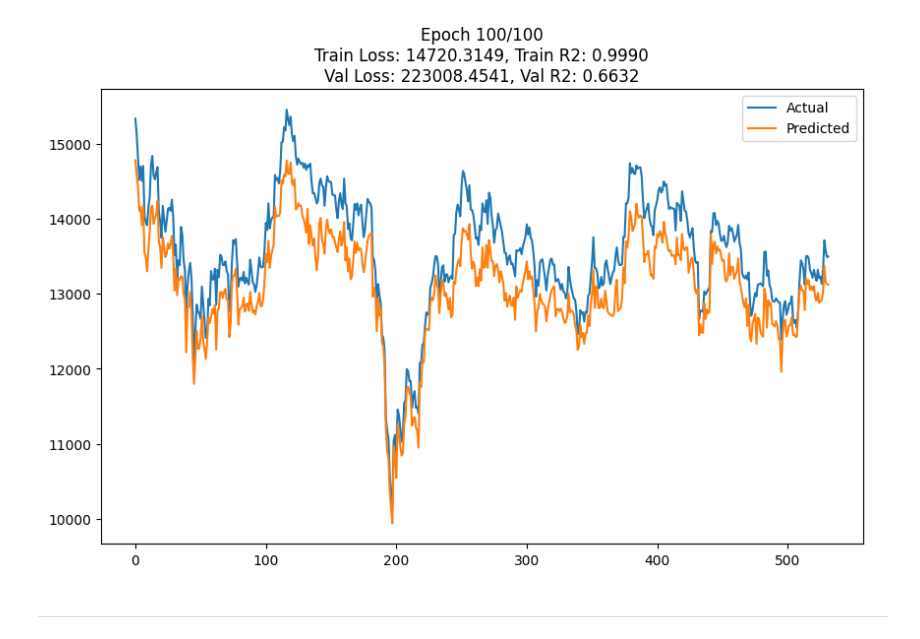
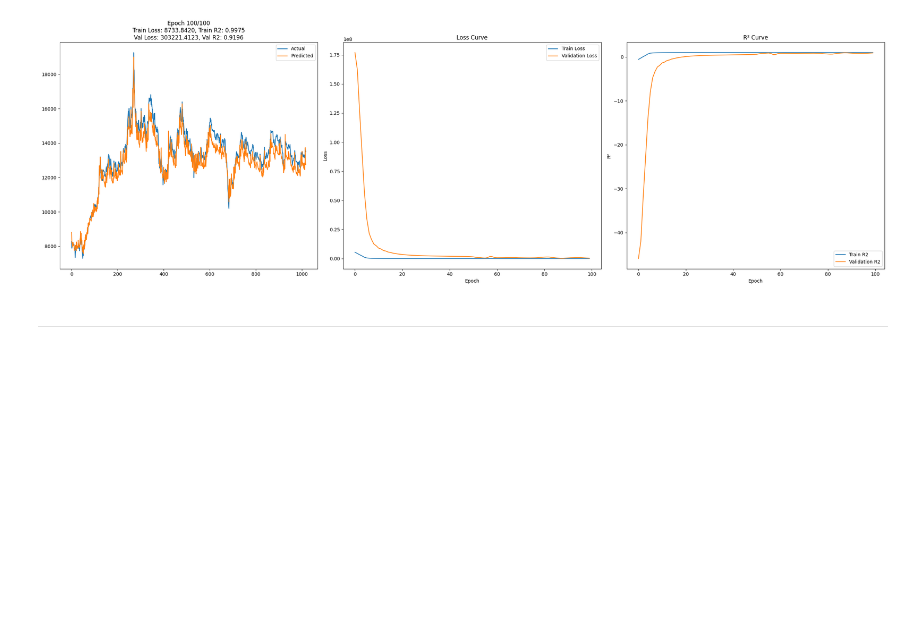
Before and after one commit to lgy112112/KAN_Stocks, a Jupyter notebook: train.ipynb, the cells around one changed output. Drawn from its saved outputs; the diff is of its cells as text; code cells hidden in the pictures; blank space fills up the shorter version.

```diff
--- a/train.ipynb
+++ b/train.ipynb
@@ -6,4 +1,5 @@ sys.path.append('Efficient-KAN-in-Chinese')
 # %%
+%cd KAN_Stocks
 import pandas as pd
 import torch
 from torch.utils.data import Dataset, DataLoader
@@ -28,8 +24,8 @@ for column in data.columns:
         data[column] = pd.to_numeric(data[column], errors='coerce')
 
 # 划分训练集和验证集
-train_data = data[data['year'] <= 2021]
-val_data = data[data['year'] > 2021]
+train_data = data[data['year'] <= 2019]
+val_data = data[data['year'] > 2019]
 
 # 定义 Dataset 类
 class StockDataset(Dataset):
@@ -188,10 +156,12 @@ from tqdm.auto import tqdm
 import pandas as pd
 import matplotlib.pyplot as plt
 from IPython.display import clear_output
+import csv
 
 # 定义损失函数和优化器
 criterion = nn.MSELoss()
 optimizer = optim.Adam(model.parameters(), lr=0.001)
+
 
 # 训练和验证函数
 def train_one_epoch(model, train_loader, criterion, optimizer):
@@ -204,47 +174,88 @@ def train_one_epoch(model, train_loader, criterion, optimizer):
         outputs = model(features)
         loss = criterion(outputs.view(-1), targets)
         loss.backward()
         optimizer.step()
         train_loss += loss.item() * features.size(0)
         y_true.extend(targets.tolist())
         y_pred.extend(outputs.view(-1).tolist())
     train_loss /= len(train_loader.dataset)
     train_r2 = r2_score(y_true, y_pred)
     return train_loss, train_r2
 
 def validate(model, val_loader, criterion):
     model.eval()
     val_loss = 0
     y_true = []
     y_pred = []
     with torch.no_grad():
         for features, targets in val_loader:
             outputs = model(features)
             loss = criterion(outputs.view(-1), targets)
             val_loss += loss.item() * features.size(0)
             y_true.extend(targets.tolist())
             y_pred.extend(outputs.view(-1).tolist())
     val_loss /= len(val_loader.dataset)
     val_r2 = r2_score(y_true, y_pred)
     return val_loss, val_r2, y_true, y_pred
 
-# 训练和验证过程
-num_epochs = 100
-for epoch in range(num_epochs):
-    train_loss, train_r2 = train_one_epoch(model, train_loader, criterion, optimizer)
-    val_loss, val_r2, y_true, y_pred = validate(model, val_loader, criterion)
+# 记录训练和验证的指标
+train_losses = []
+val_losses = []
+train_r2s = []
+val_r2s = []
 
-    # 清除前一个输出
-    clear_output(wait=True)
+with open('training_log.csv', 'w', newline='') as csvfile:
+    fieldnames = ['epoch', 'train_loss', 'train_r2', 'val_loss', 'val_r2']
+    writer = csv.DictWriter(csvfile, fieldnames=fieldnames)
+    writer.writeheader()
 
-    # 绘制实际和预测的走势图
-    plt.figure(figsize=(10, 6))
-    plt.plot(y_true, label='Actual')
-    plt.plot(y_pred, label='Predicted')
-    plt.title(f'Epoch {epoch+1}/{num_epochs}\nTrain Loss: {train_loss:.4f}, Train R2: {train_r2:.4f}\nVal Loss: {val_loss:.4f}, Val R2: {val_r2:.4f}')
-    plt.legend()
-    plt.show()
+    # 训练和验证过程
+    num_epochs = 100
+    for epoch in range(num_epochs):
+        train_loss, train_r2 = train_one_epoch(model, train_loader, criterion, optimizer)
+        val_loss, val_r2, y_true, y_pred = validate(model, val_loader, criterion)
+
+        # 记录指标到 CSV 文件
+        writer.writerow({'epoch': epoch + 1, 'train_loss': train_loss, 'train_r2': train_r2, 'val_loss': val_loss, 'val_r2': val_r2})
+
+        # 记录指标到列表
+        train_losses.append(train_loss)
+        val_losses.append(val_loss)
+        train_r2s.append(train_r2)
+        val_r2s.append(val_r2)
+
+        # 清除前一个输出
+        clear_output(wait=True)
+
+        # 创建一个 figure，包含三个子图
+        fig, axs = plt.subplots(1, 3, figsize=(25, 8))
+
+        # 绘制实际和预测的走势图
+        axs[0].plot(y_true, label='Actual')
+        axs[0].plot(y_pred, label='Predicted')
+        axs[0].set_title(f'Epoch {epoch+1}/{num_epochs}\nTrain Loss: {train_loss:.4f}, Train R2: {train_r2:.4f}\nVal Loss: {val_loss:.4f}, Val R2: {val_r2:.4f}')
+        axs[0].legend()
+
+        # 绘制 Loss 曲线
+        axs[1].plot(train_losses, label='Train Loss')
+        axs[1].plot(val_losses, label='Validation Loss')
+        axs[1].set_title('Loss Curve')
+        axs[1].set_xlabel('Epoch')
+        axs[1].set_ylabel('Loss')
+        axs[1].legend()
+
+        # 绘制 R² 曲线
+        axs[2].plot(train_r2s, label='Train R2')
+        axs[2].plot(val_r2s, label='Validation R2')
+        axs[2].set_title('R² Curve')
+        axs[2].set_xlabel('Epoch')
+        axs[2].set_ylabel('R²')
+        axs[2].legend()
+
+        # 显示图表
+        plt.tight_layout()
+        plt.show()
 # %% [output]
-[figure, old version]
+[figure, new version]
 # %% [markdown]
 ---
```
Also changed, not shown: parts of 3 cells of this notebook, 1 other file.
